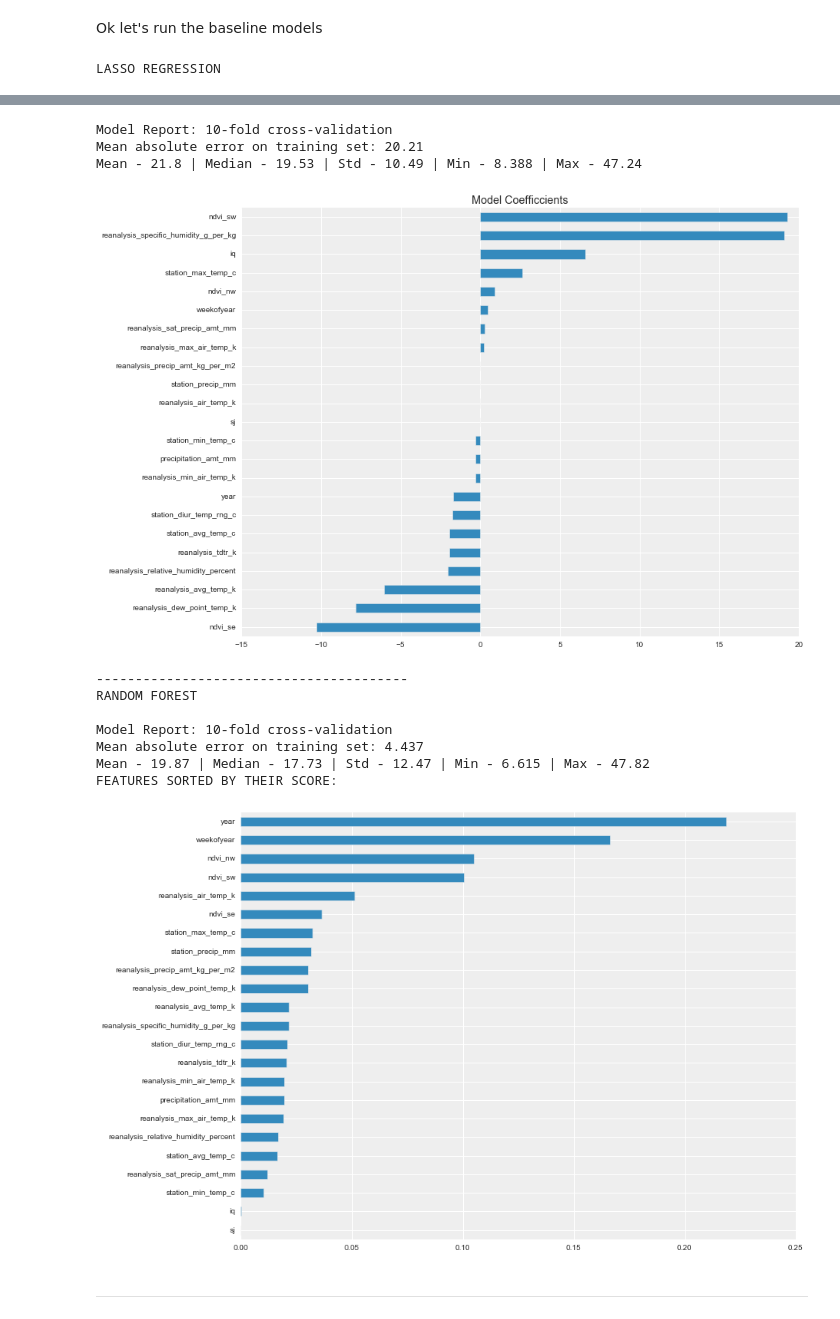
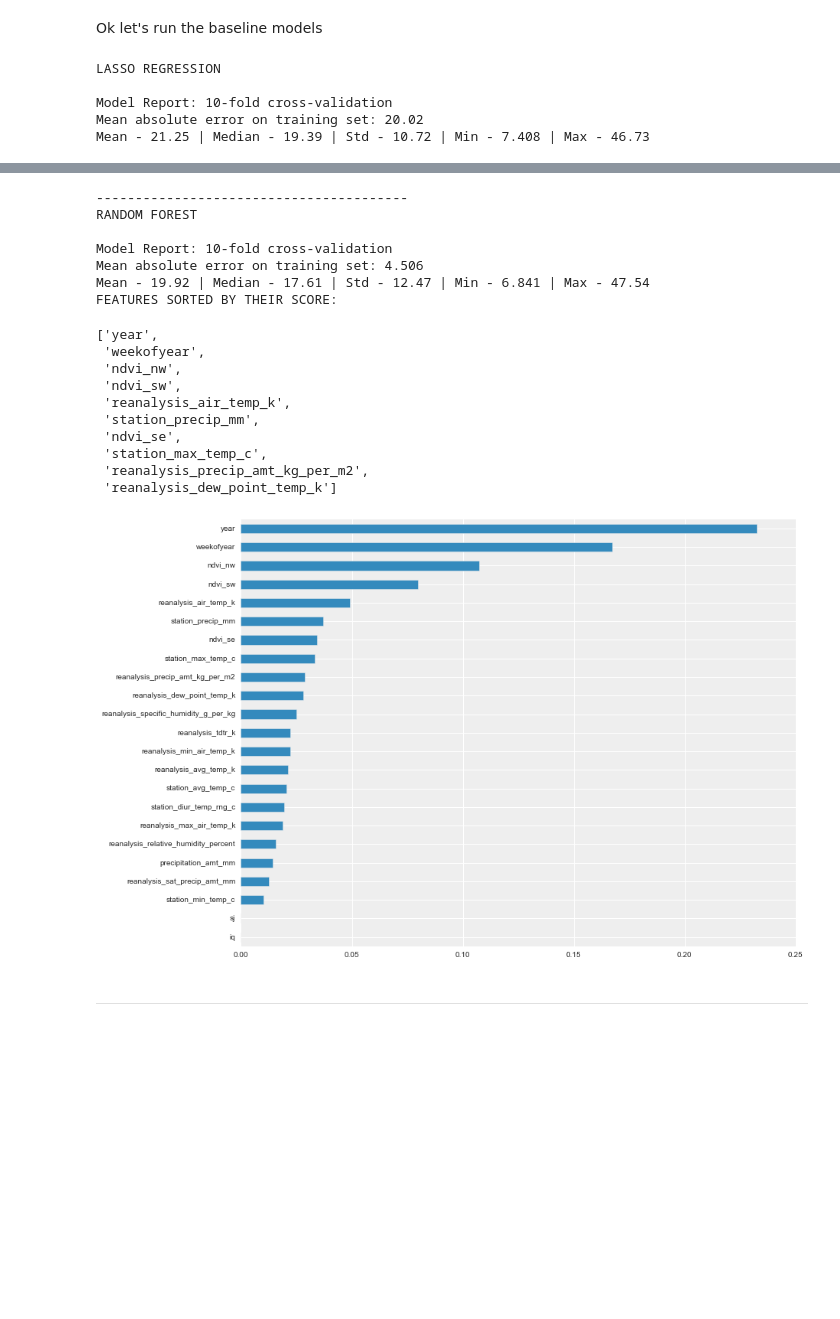
Before and after one commit to du-phan/DengAI, a Jupyter notebook: DengAi.ipynb, the cells around one changed output, grey strips where cells are left out. Drawn from its saved outputs; the diff is of its cells as text; code cells hidden in the pictures; blank space fills up the shorter version.

```diff
--- a/DengAi.ipynb
+++ b/DengAi.ipynb
@@ -43,7 +43,7 @@ colors = ['#348ABD', '#A60628', '#7A68A6', '#467821', '#D55E00',
 # from IPython.core.interactiveshell import InteractiveShell
 # InteractiveShell.ast_node_interactivity = "all"
 # %%
-feature = pd.read_csv('data/dengue_features_train.csv')
+feature = pd.read_csv('data/dengue_features_train.csv', infer_datetime_format=True)
 label = pd.read_csv('data/dengue_labels_train.csv')
 # %%
 feature.shape
@@ -250,7 +273,7 @@ def modelfit(alg, dtrain, predictors, target, n_fold=10):
     dtrain_predictions = alg.predict(dtrain[predictors])
     dtrain_prediction = np.round(dtrain_predictions)
 
-    cv_mae_score = cross_validation.cross_val_score(alg, dtrain[predictors], dtrain[target], cv=n_fold, scoring='neg_mean_absolute_error')
+    cv_mae_score = cross_val_score(alg, dtrain[predictors], dtrain[target], cv=n_fold, scoring='neg_mean_absolute_error')
     cv_mae_score = np.abs(cv_mae_score)
 
 
@@ -266,7 +289,7 @@ def modelfit(alg, dtrain, predictors, target, n_fold=10):
                                                                                   np.max(cv_mae_score))
 
 
-def baseline_test(test_df, predictors, target, plotting=False):
+def baseline_test(test_df, predictors, target, plotting=False, num_feature=10):
 
 #     base_result = test_df[target][:]
 #     base_result[:] = base_result.mean(axis=0)
@@ -283,7 +306,7 @@ def baseline_test(test_df, predictors, target, plotting=False):
 #         plt.show()
 #     print "----------------------------------------"
 
-    lasso = Lasso(alpha = .01, normalize=False)
+    lasso = Lasso(alpha = .01, normalize=True)
     print "LASSO REGRESSION"
     modelfit(lasso, test_df, predictors, target)
     coef1 = pd.Series(lasso.coef_, predictors).sort_values()
@@ -309,6 +332,8 @@ def baseline_test(test_df, predictors, target, plotting=False):
         sorted_features[::-1].plot(kind='barh')
 
     #print "----------------------------------------"
+
+    return sorted_features[:num_feature].index.tolist() # return top 10 features
 # %% [markdown]
 We will encode the "city" feature
 # %%
@@ -353,10 +378,14 @@ target = 'total_cases'
 # %% [markdown]
 For the remaining feature with nan values, for now we will just fill the nan values with their mean
 # %%
-df = df.fillna(df.mean())
+df_mean = df.fillna(df.mean())
 # %% [markdown]
 Ok let's run the baseline models
 # %%
-baseline_test(df, predictors, target, plotting=True)
+baseline_test(df_mean, predictors, target, plotting=True)
 # %% [output]
 LASSO REGRESSION
+
+Model Report: 10-fold cross-validation
+Mean absolute error on training set: 20.02
+Mean - 21.25 | Median - 19.39 | Std - 10.72 | Min - 7.408 | Max - 46.73
@@ -363,15 +393,21 @@ LASSO REGRESSION
+----------------------------------------
+RANDOM FOREST
+
 Model Report: 10-fold cross-validation
-Mean absolute error on training set: 20.21
-Mean - 21.8 | Median - 19.53 | Std - 10.49 | Min - 8.388 | Max - 47.24
+Mean absolute error on training set: 4.506
+Mean - 19.92 | Median - 17.61 | Std - 12.47 | Min - 6.841 | Max - 47.54
+FEATURES SORTED BY THEIR SCORE:
-[figure, old version]
-----------------------------------------
-RANDOM FOREST
-
-Model Report: 10-fold cross-validation
-Mean absolute error on training set: 4.437
-Mean - 19.87 | Median - 17.73 | Std - 12.47 | Min - 6.615 | Max - 47.82
-FEATURES SORTED BY THEIR SCORE:
+['year',
+ 'weekofyear',
+ 'ndvi_nw',
+ 'ndvi_sw',
+ 'reanalysis_air_temp_k',
+ 'station_precip_mm',
+ 'ndvi_se',
+ 'station_max_temp_c',
+ 'reanalysis_precip_amt_kg_per_m2',
+ 'reanalysis_dew_point_temp_k']
-[figure, old version]
+[figure, new version]
 # %% [markdown]
 ***
 # %% [markdown]
```
Also changed, not shown: parts of 54 cells of this notebook.
